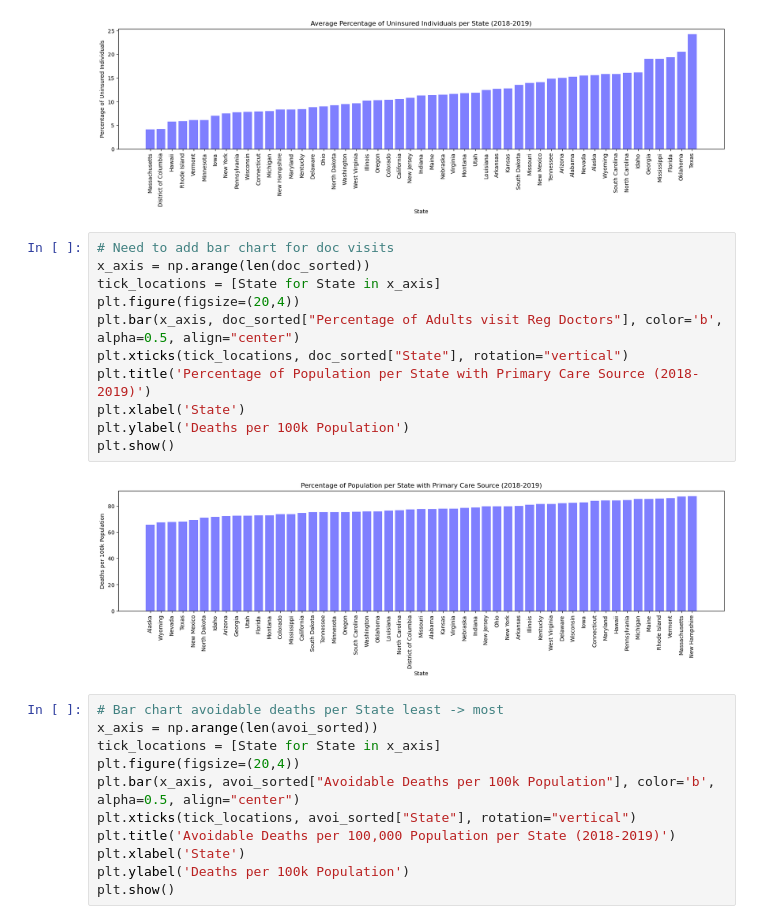
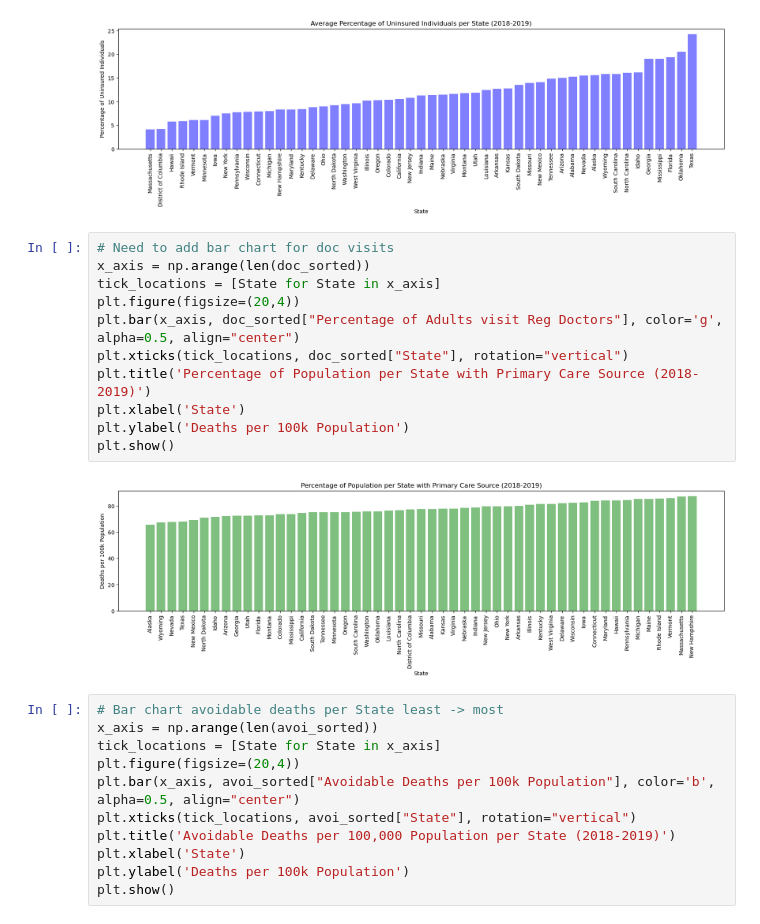
Before and after one commit to redpandata19/Project_1_Team_5, a Jupyter notebook: Data_Analysis.ipynb, the cells around one changed output. Cells and saved outputs as stored; diff of their text form.

Commit message:
updated some colors and other minor improvements

```diff
--- a/Data_Analysis.ipynb
+++ b/Data_Analysis.ipynb
@@ -205,16 +205,16 @@ plt.show()
 # %%
 # Need to add bar chart for doc visits
 x_axis = np.arange(len(doc_sorted))
 tick_locations = [State for State in x_axis]
 plt.figure(figsize=(20,4))
-plt.bar(x_axis, doc_sorted["Percentage of Adults visit Reg Doctors"], color='b', alpha=0.5, align="center")
+plt.bar(x_axis, doc_sorted["Percentage of Adults visit Reg Doctors"], color='g', alpha=0.5, align="center")
 plt.xticks(tick_locations, doc_sorted["State"], rotation="vertical")
 plt.title('Percentage of Population per State with Primary Care Source (2018-2019)')
 plt.xlabel('State')
 plt.ylabel('Deaths per 100k Population')
 plt.show()
 # %% [output]
-[figure, old version]
+[figure, new version]
 # %%
 # Bar chart avoidable deaths per State least -> most
 x_axis = np.arange(len(avoi_sorted))
```
Also changed, not shown: parts of 9 cells of this notebook.
